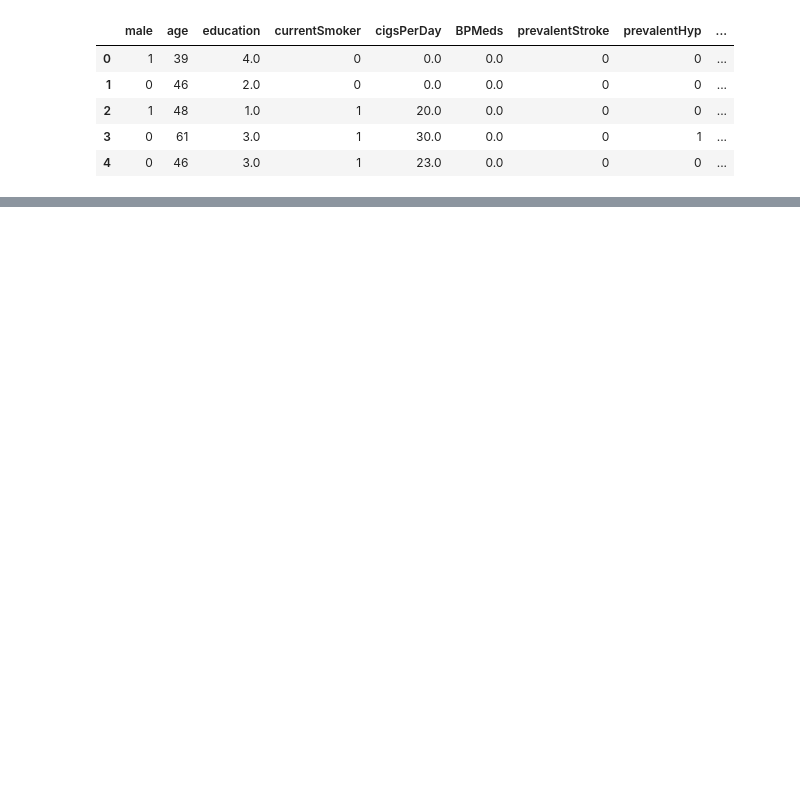
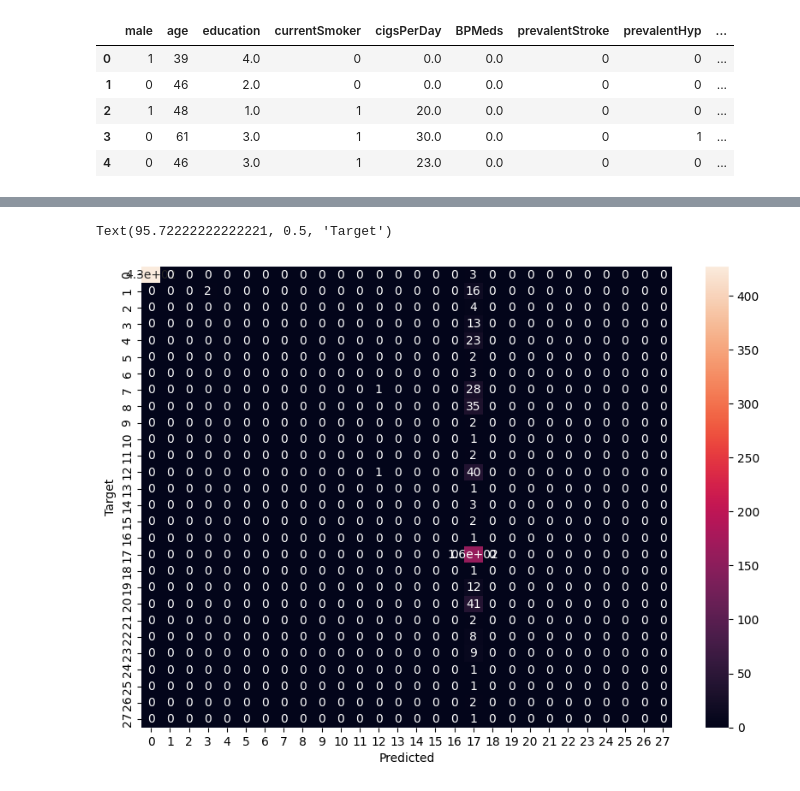
Before and after one commit to Muhamad-Alichwan/Machine-Learning-exercise, a Jupyter notebook: Regression_Machine_learning/Logistic_Regression_MultiClass_Classification.ipynb, the cells around one changed output, grey strips where cells are left out. Saved outputs shown, nothing was run; the diff lists cells and outputs as text; code cells hidden in the pictures; blank space fills up the shorter version.

```diff
--- a/Regression_Machine_learning/Logistic_Regression_MultiClass_Classification.ipynb
+++ b/Regression_Machine_learning/Logistic_Regression_MultiClass_Classification.ipynb
@@ -25,0 +118,6 @@ array([1, 0], dtype=int64)
+# %%
+from sklearn.preprocessing import MinMaxScaler
+
+scaler = MinMaxScaler()
+scaler.fit(x)
+x_scaled = scaler.transform(x)
@@ -25,0 +126,3 @@ array([1, 0], dtype=int64)
+# %%
+x_train, x_test, y_train, y_test = train_test_split(x_scaled, y, test_size=0.2)
+print(x_train.shape, x_test.shape, y_train.shape, y_test.shape)
@@ -25,0 +133,3 @@ array([1, 0], dtype=int64)
+# %%
+model = LogisticRegression()
+model.fit(x_train, y_train)
@@ -25,0 +145,6 @@ array([1, 0], dtype=int64)
+# %%
+y_pred = model.predict(x_test)
+
+cm = confusion_matrix(y_test, y_pred)
+
+print(f"Confusion Matrix : \n {cm}")
@@ -25,0 +193,8 @@ array([1, 0], dtype=int64)
+# %%
+plt.figure(figsize=(10, 7))
+sns.heatmap(cm, annot=True)
+plt.xlabel("Predicted")
+plt.ylabel("Target")
+# %% [output]
+Text(95.72222222222221, 0.5, 'Target')
+[figure, added]
```
Also changed, not shown: parts of 18 cells of this notebook.
